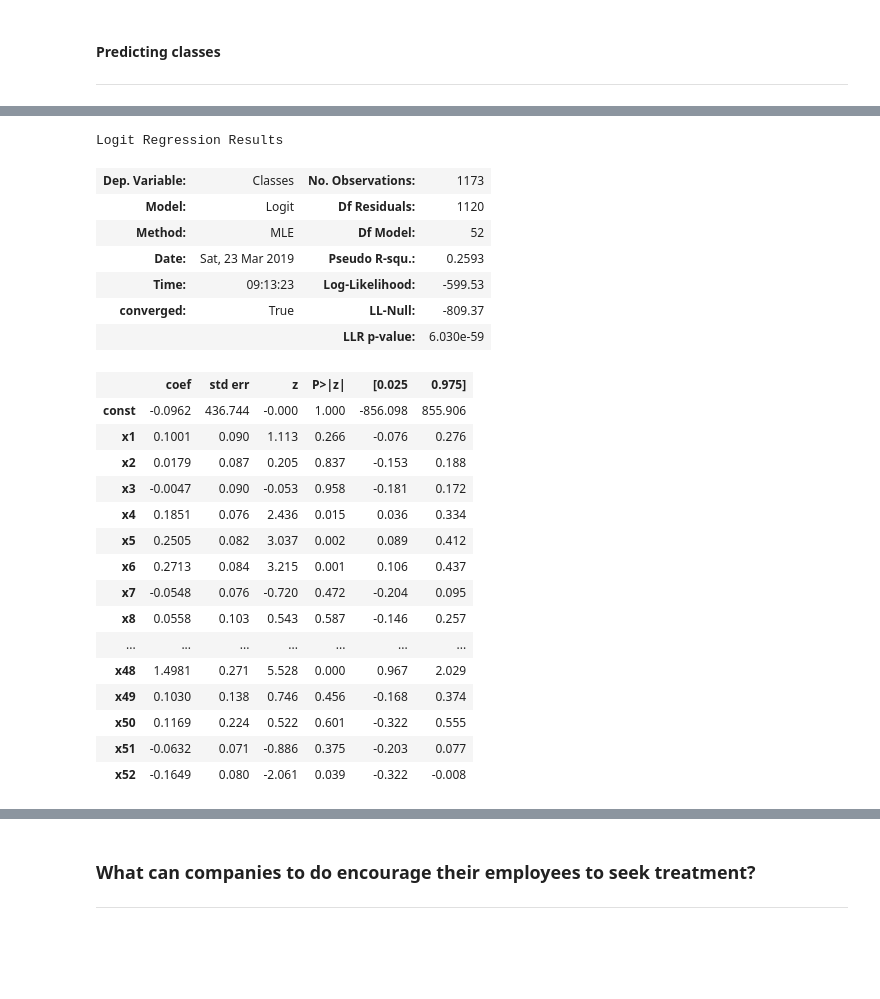
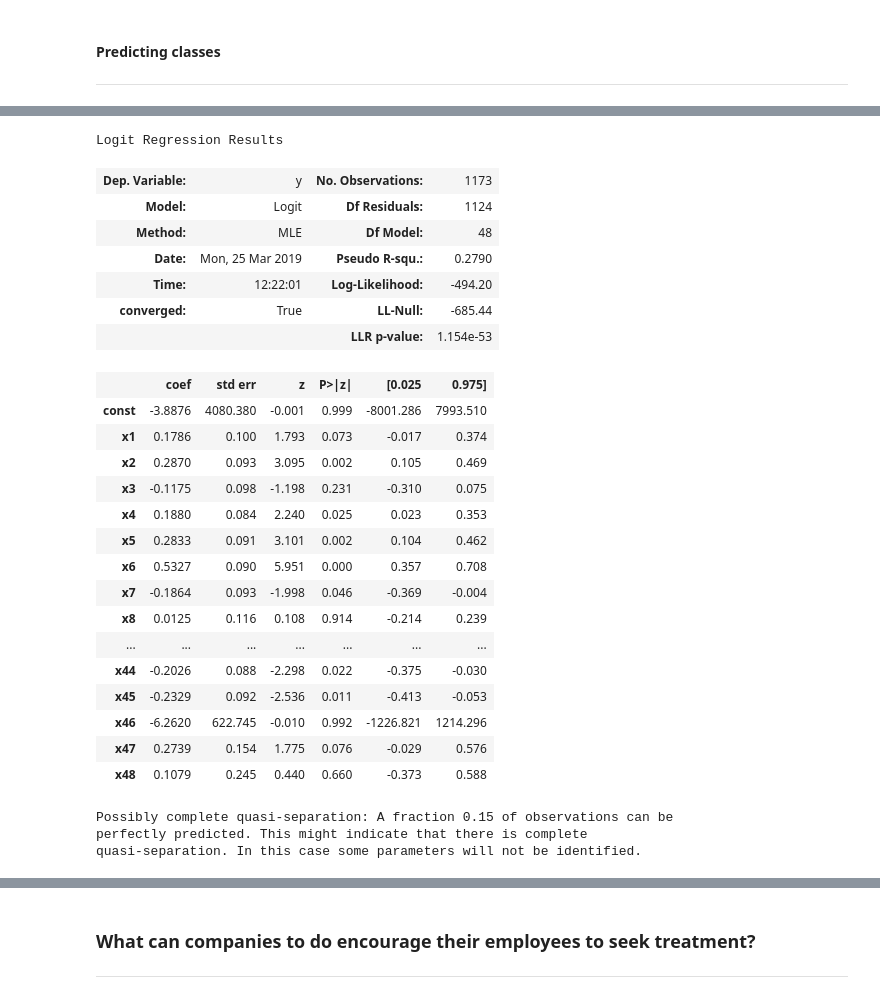
Before and after one commit to nattiechan/mh_survey_analysis, a Jupyter notebook: Capstone modelling stage v.3.ipynb, the cells around one changed output, grey strips where cells are left out. Saved outputs shown, nothing was run; the diff lists cells and outputs as text; code cells hidden in the pictures; blank space fills up the shorter version.

```diff
--- a/Capstone modelling stage v.3.ipynb
+++ b/Capstone modelling stage v.3.ipynb
@@ -262,3 +343,15 @@ independent_q1 = final
+# %%
+question = "Would you feel comfortable discussing a mental health issue with your direct supervisor(s)?"
+
+answers = ["Maybe","No","Not Applicable","Yes"]
+
+dep_2 = df_2[question].copy()
+
+for num in range(len(answers)):
+    if num != 3:
+        dep_2[dep_2==answers[num]] = 0 #Hesitant
+    else:
+        dep_2[dep_2==answers[num]] = 1 #Comfortable
 # %%
 # creating a table of dependent variables after turning the responses into dummy variables
 dependent = df.loc[:,comfort_dependent_var]
@@ -281,12 +372,12 @@ Models Used:
 # %%
 # KMeans Clustering
-X_alt = final_dep
+X = final_dep
 
 inertia = []
 
 for num in range(1,21):
     k_means_model = KMeans(n_clusters = num)
-    k_means_model.fit(X_alt)
+    k_means_model.fit(X)
 
-    y_pred2_alt = k_means_model.predict(X_alt)
+    y_pred = k_means_model.predict(X)
     inertia.append(k_means_model.inertia_)
@@ -494,7 +615,9 @@ for position,continent in enumerate(continents):
 countries = make_dummies_q(-1,"North America")
 # %%
 # What is your race?
-races = make_dummies_q(-5,"Caucasian")
+races = make_dummies_q(-5,"Did not answer")
+for num in range(-4,0):
+    races.drop(columns = [races.columns[num]],inplace=True)
 # %%
 # company_size
 company_size = make_dummies_q(2,"0")
@@ -503,7 +626,7 @@ company_size = make_dummies_q(2,"0")
 size = company_size.iloc[:,[3,5]]
 # %%
 # Creating a table of demographics
-demographics = pd.concat([gender,countries,races,df_2.iloc[:,[-9,1,3,4]],size],axis=1)
+demographics = pd.concat([gender,countries,races,size,df_2.iloc[:,[-9,1,3,4]]],axis=1)
 # %%
 # creating features/independent variables
 independent_q1_alt = pd.concat([independent_q1,demographics],axis=1)
@@ -511,7 +634,7 @@ independent_q1_alt = pd.concat([independent_q1,demographics],axis=1)
 # p-value WITH DEMOGRAPHICS
 
 X_1 = independent_q1_alt
-Y_1 = dependent_class_alt
+Y_1 = dep.values.astype(int)
 
 scaler = preprocessing.StandardScaler()
 scaler.fit(X_1)
@@ -525,6 +648,6 @@ fitted_model_demo.summary()
 
 # alpha = 0.05
 # all features together are significant
-# Columns that are significant: 3,4,5,20,21,22,33,39,46,47,51
+# Columns that are significant: 1,3,4,5,6,13,20,21,30,32,43,44
 # %% [output]
 Optimization terminated successfully.    (Exit mode 0)
@@ -535,26 +658,29 @@ Optimization terminated successfully.    (Exit mode 0)
 Logit Regression Results
-| Dep. Variable: | Classes | No. Observations: | 1173 |
-| Model: | Logit | Df Residuals: | 1120 |
-| Method: | MLE | Df Model: | 52 |
-| Date: | Sat, 23 Mar 2019 | Pseudo R-squ.: | 0.2593 |
-| Time: | 09:13:23 | Log-Likelihood: | -599.53 |
-| converged: | True | LL-Null: | -809.37 |
-|  |  | LLR p-value: | 6.030e-59 |
+| Dep. Variable: | y | No. Observations: | 1173 |
+| Model: | Logit | Df Residuals: | 1124 |
+| Method: | MLE | Df Model: | 48 |
+| Date: | Mon, 25 Mar 2019 | Pseudo R-squ.: | 0.2790 |
+| Time: | 12:22:01 | Log-Likelihood: | -494.20 |
+| converged: | True | LL-Null: | -685.44 |
+|  |  | LLR p-value: | 1.154e-53 |
 |  | coef | std err | z | P>|z| | [0.025 | 0.975] |
-| const | -0.0962 | 436.744 | -0.000 | 1.000 | -856.098 | 855.906 |
-| x1 | 0.1001 | 0.090 | 1.113 | 0.266 | -0.076 | 0.276 |
-| x2 | 0.0179 | 0.087 | 0.205 | 0.837 | -0.153 | 0.188 |
-| x3 | -0.0047 | 0.090 | -0.053 | 0.958 | -0.181 | 0.172 |
-| x4 | 0.1851 | 0.076 | 2.436 | 0.015 | 0.036 | 0.334 |
-| x5 | 0.2505 | 0.082 | 3.037 | 0.002 | 0.089 | 0.412 |
-| x6 | 0.2713 | 0.084 | 3.215 | 0.001 | 0.106 | 0.437 |
-| x7 | -0.0548 | 0.076 | -0.720 | 0.472 | -0.204 | 0.095 |
-| x8 | 0.0558 | 0.103 | 0.543 | 0.587 | -0.146 | 0.257 |
+| const | -3.8876 | 4080.380 | -0.001 | 0.999 | -8001.286 | 7993.510 |
+| x1 | 0.1786 | 0.100 | 1.793 | 0.073 | -0.017 | 0.374 |
+| x2 | 0.2870 | 0.093 | 3.095 | 0.002 | 0.105 | 0.469 |
+| x3 | -0.1175 | 0.098 | -1.198 | 0.231 | -0.310 | 0.075 |
+| x4 | 0.1880 | 0.084 | 2.240 | 0.025 | 0.023 | 0.353 |
+| x5 | 0.2833 | 0.091 | 3.101 | 0.002 | 0.104 | 0.462 |
+| x6 | 0.5327 | 0.090 | 5.951 | 0.000 | 0.357 | 0.708 |
+| x7 | -0.1864 | 0.093 | -1.998 | 0.046 | -0.369 | -0.004 |
+| x8 | 0.0125 | 0.116 | 0.108 | 0.914 | -0.214 | 0.239 |
 | ... | ... | ... | ... | ... | ... | ... |
-| x48 | 1.4981 | 0.271 | 5.528 | 0.000 | 0.967 | 2.029 |
-| x49 | 0.1030 | 0.138 | 0.746 | 0.456 | -0.168 | 0.374 |
-| x50 | 0.1169 | 0.224 | 0.522 | 0.601 | -0.322 | 0.555 |
-| x51 | -0.0632 | 0.071 | -0.886 | 0.375 | -0.203 | 0.077 |
-| x52 | -0.1649 | 0.080 | -2.061 | 0.039 | -0.322 | -0.008 |
+| x44 | -0.2026 | 0.088 | -2.298 | 0.022 | -0.375 | -0.030 |
+| x45 | -0.2329 | 0.092 | -2.536 | 0.011 | -0.413 | -0.053 |
+| x46 | -6.2620 | 622.745 | -0.010 | 0.992 | -1226.821 | 1214.296 |
+| x47 | 0.2739 | 0.154 | 1.775 | 0.076 | -0.029 | 0.576 |
+| x48 | 0.1079 | 0.245 | 0.440 | 0.660 | -0.373 | 0.588 |
+Possibly complete quasi-separation: A fraction 0.15 of observations can be
+perfectly predicted. This might indicate that there is complete
+quasi-separation. In this case some parameters will not be identified.
 # %%
 # Creating a model to get the feature importances
```
Also changed, not shown: parts of 57 cells of this notebook, 20 other files.
